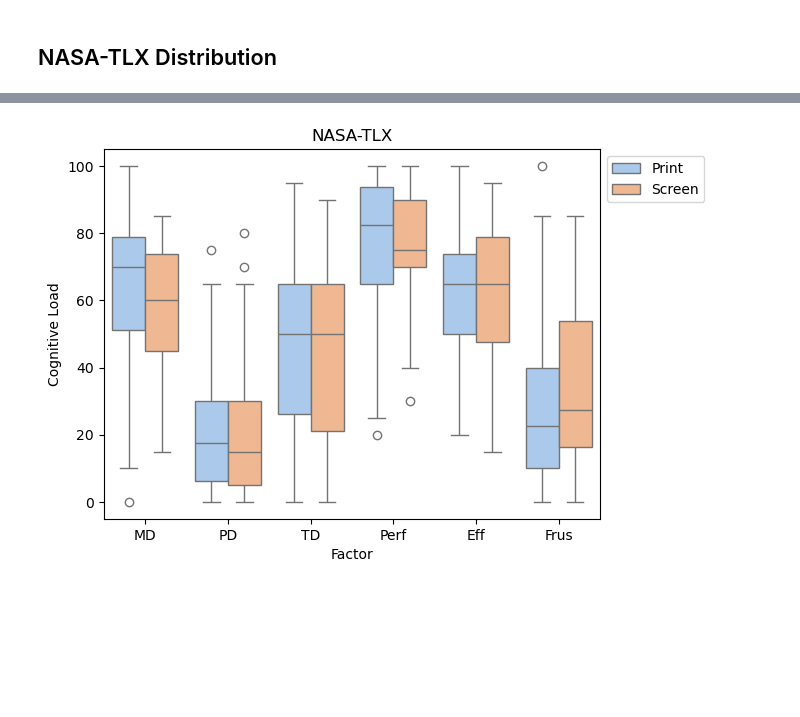
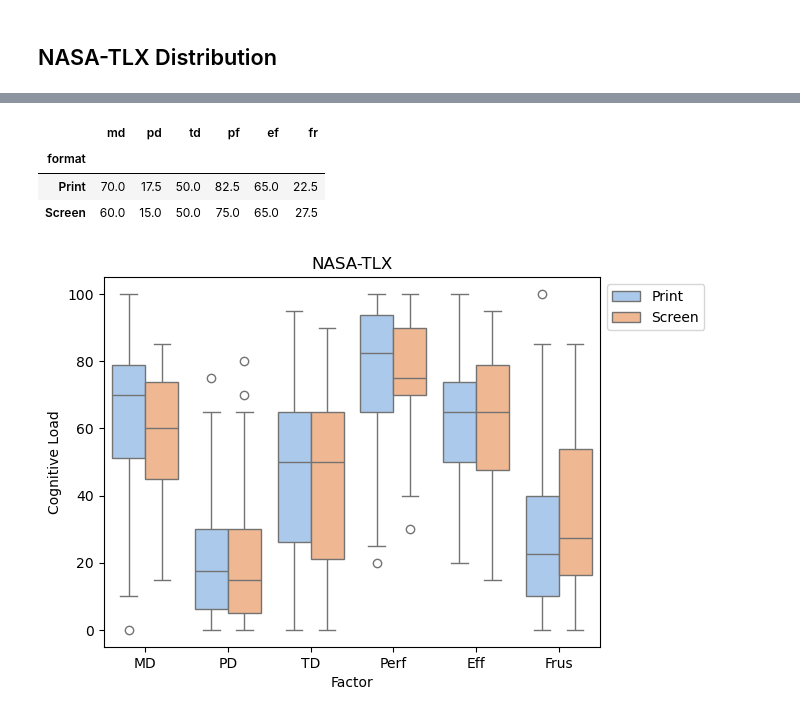
Before and after one commit to KyleCarlo/ScreenVSPrint, a Jupyter notebook: Notebook.ipynb, the cells around one changed output, grey strips where cells are left out. Saved outputs shown, nothing was run; the diff lists cells and outputs as text; code cells hidden in the pictures; blank space fills up the shorter version.

```diff
--- a/Notebook.ipynb
+++ b/Notebook.ipynb
@@ -121,3 +141,10 @@ False
+# %%
+nasa_tlx.groupby('format').median()
+# %% [output]
+|  | md | pd | td | pf | ef | fr |
+| format |  |  |  |  |  |  |
+| Print | 70.0 | 17.5 | 50.0 | 82.5 | 65.0 | 22.5 |
+| Screen | 60.0 | 15.0 | 50.0 | 75.0 | 65.0 | 27.5 |
 # %%
 nasa_tlx_long = df.melt(id_vars=['format'], value_vars=['md', 'pd', 'td', 'pf', 'ef', 'fr'],
                   var_name='factor', value_name='load')
```
Also changed, not shown: parts of 8 cells of this notebook.
